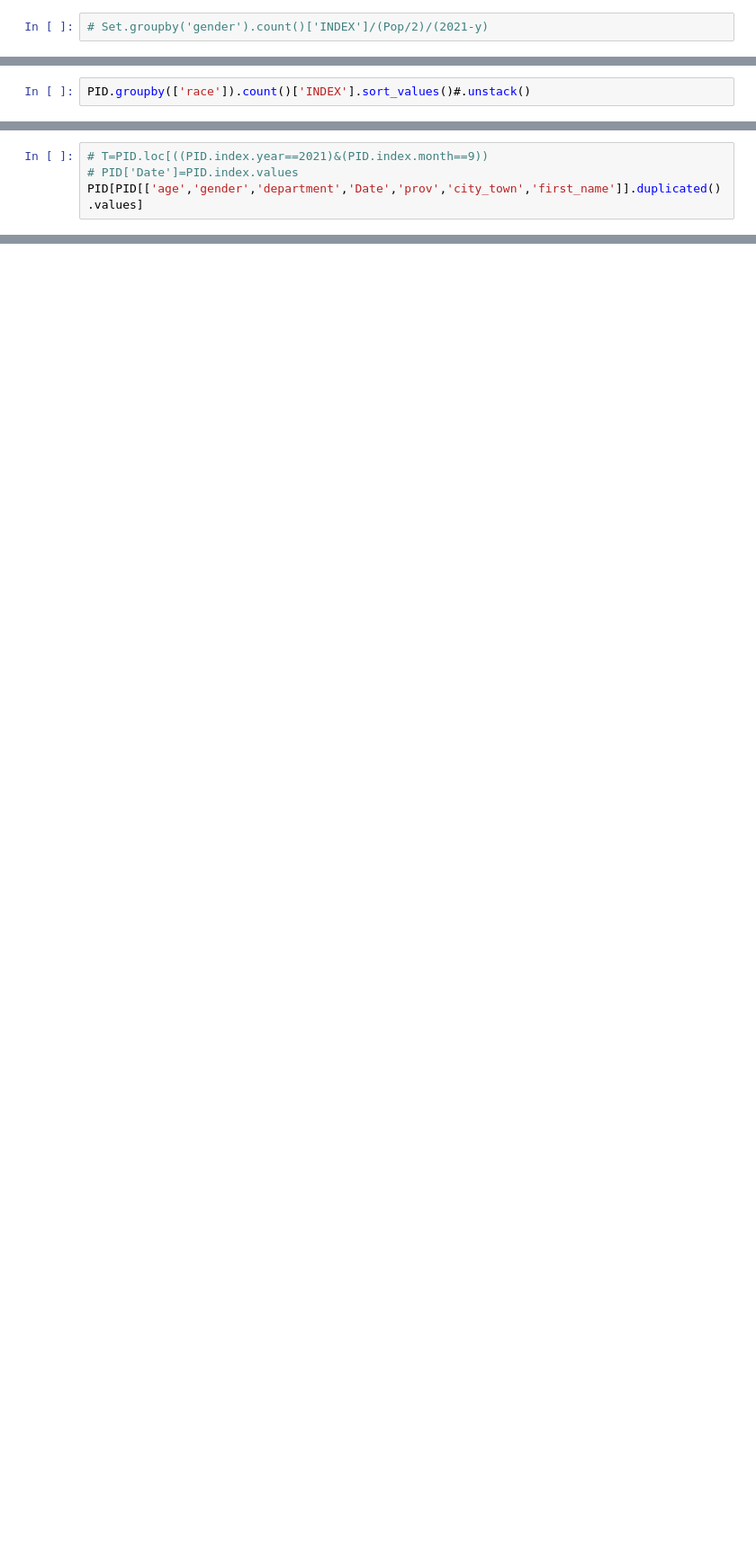
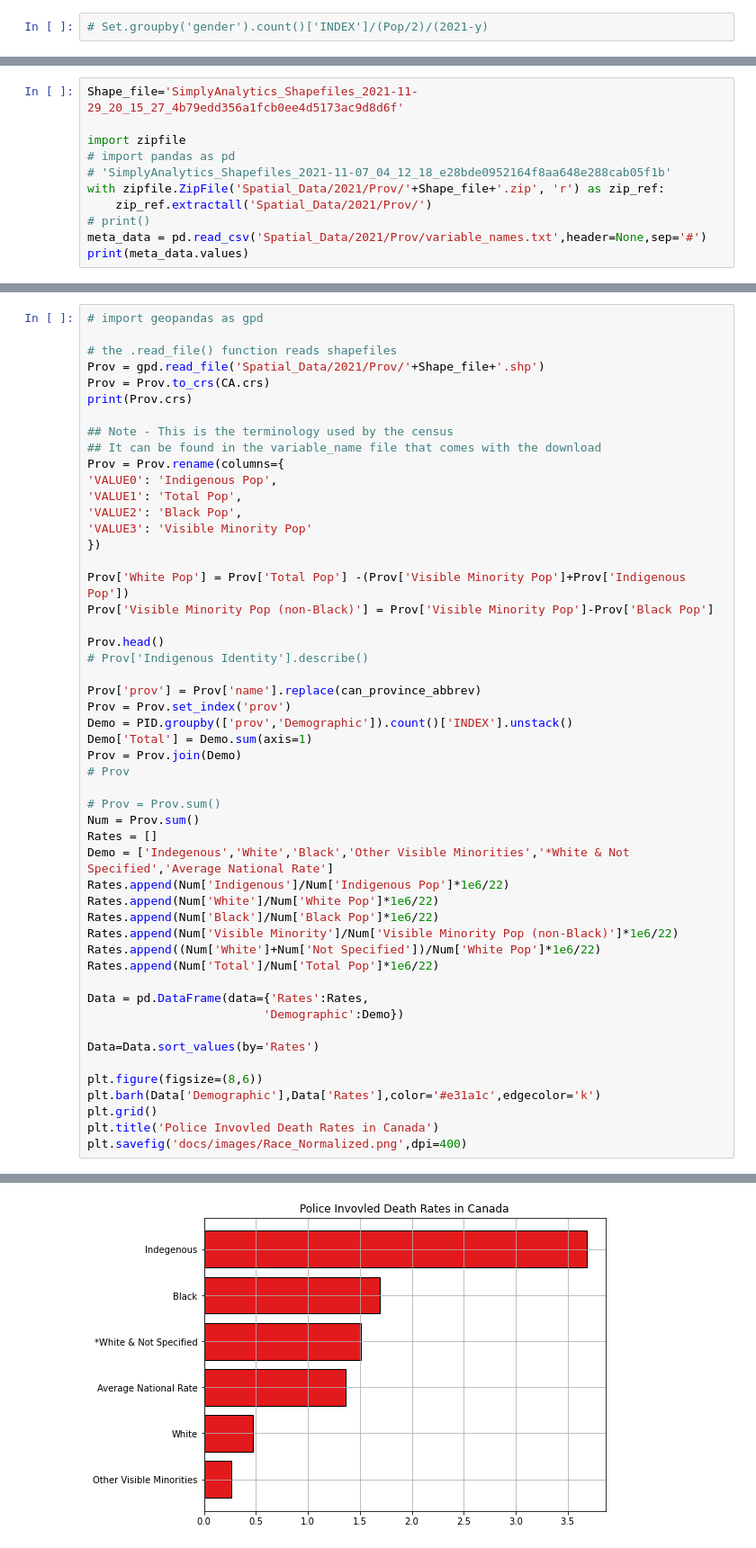
Before and after one commit to Police-Involved-Deaths-CA/Data, a Jupyter notebook: Data_Overview.ipynb, the cells around one changed output, grey strips where cells are left out. Shown at 90% size. Cells and saved outputs as stored; diff of their text form; blank space fills up the shorter version.

```diff
--- a/Data_Overview.ipynb
+++ b/Data_Overview.ipynb
@@ -670,3 +665,12 @@ Name: INDEX, Length: 521, dtype: int64
 # %%
-PID.groupby(['race']).count()['INDEX'].sort_values()#.unstack()
+Shape_file='SimplyAnalytics_Shapefiles_2021-11-29_20_15_27_4b79edd356a1fcb0ee4d5173ac9d8d6f'
+
+import zipfile
+# import pandas as pd
+# 'SimplyAnalytics_Shapefiles_2021-11-07_04_12_18_e28bde0952164f8aa648e288cab05f1b'
+with zipfile.ZipFile('Spatial_Data/2021/Prov/'+Shape_file+'.zip', 'r') as zip_ref:
+    zip_ref.extractall('Spatial_Data/2021/Prov/')
+# print()
+meta_data = pd.read_csv('Spatial_Data/2021/Prov/variable_names.txt',header=None,sep='#')
+print(meta_data.values)
 # %% [output]
@@ -686,5 +684,52 @@ Name: INDEX, dtype: int64
 # %%
-# T=PID.loc[((PID.index.year==2021)&(PID.index.month==9))
-# PID['Date']=PID.index.values
-PID[PID[['age','gender','department','Date','prov','city_town','first_name']].duplicated().values]
+# import geopandas as gpd
+
+# the .read_file() function reads shapefiles
+Prov = gpd.read_file('Spatial_Data/2021/Prov/'+Shape_file+'.shp')
+Prov = Prov.to_crs(CA.crs)
+print(Prov.crs)
+
+## Note - This is the terminology used by the census
+## It can be found in the variable_name file that comes with the download
+Prov = Prov.rename(columns={
+'VALUE0': 'Indigenous Pop',
+'VALUE1': 'Total Pop',
+'VALUE2': 'Black Pop',
+'VALUE3': 'Visible Minority Pop'
+})
+
+Prov['White Pop'] = Prov['Total Pop'] -(Prov['Visible Minority Pop']+Prov['Indigenous Pop'])
+Prov['Visible Minority Pop (non-Black)'] = Prov['Visible Minority Pop']-Prov['Black Pop']
+
+Prov.head()
+# Prov['Indigenous Identity'].describe()
+
+Prov['prov'] = Prov['name'].replace(can_province_abbrev)
+Prov = Prov.set_index('prov')
+Demo = PID.groupby(['prov','Demographic']).count()['INDEX'].unstack()
+Demo['Total'] = Demo.sum(axis=1)
+Prov = Prov.join(Demo)
+# Prov
+
+# Prov = Prov.sum()
+Num = Prov.sum()
+Rates = []
+Demo = ['Indegenous','White','Black','Other Visible Minorities','*White & Not Specified','Average National Rate']
+Rates.append(Num['Indigenous']/Num['Indigenous Pop']*1e6/22)
+Rates.append(Num['White']/Num['White Pop']*1e6/22)
+Rates.append(Num['Black']/Num['Black Pop']*1e6/22)
+Rates.append(Num['Visible Minority']/Num['Visible Minority Pop (non-Black)']*1e6/22)
+Rates.append((Num['White']+Num['Not Specified'])/Num['White Pop']*1e6/22)
+Rates.append(Num['Total']/Num['Total Pop']*1e6/22)
+
+Data = pd.DataFrame(data={'Rates':Rates,
+                         'Demographic':Demo})
+
+Data=Data.sort_values(by='Rates')
+
+plt.figure(figsize=(8,6))
+plt.barh(Data['Demographic'],Data['Rates'],color='#e31a1c',edgecolor='k')
+plt.grid()
+plt.title('Police Invovled Death Rates in Canada')
+plt.savefig('docs/images/Race_Normalized.png',dpi=400)
 # %% [output]
@@ -706,3 +737,4 @@ PID[PID[['age','gender','department','Date','prov','city_town','first_name']].du
+[figure, added]
 # %%
 def Doughnut(Set,Colors,ax):
     names = []
```
Also changed, not shown: parts of 15 cells of this notebook, 20 other files.
